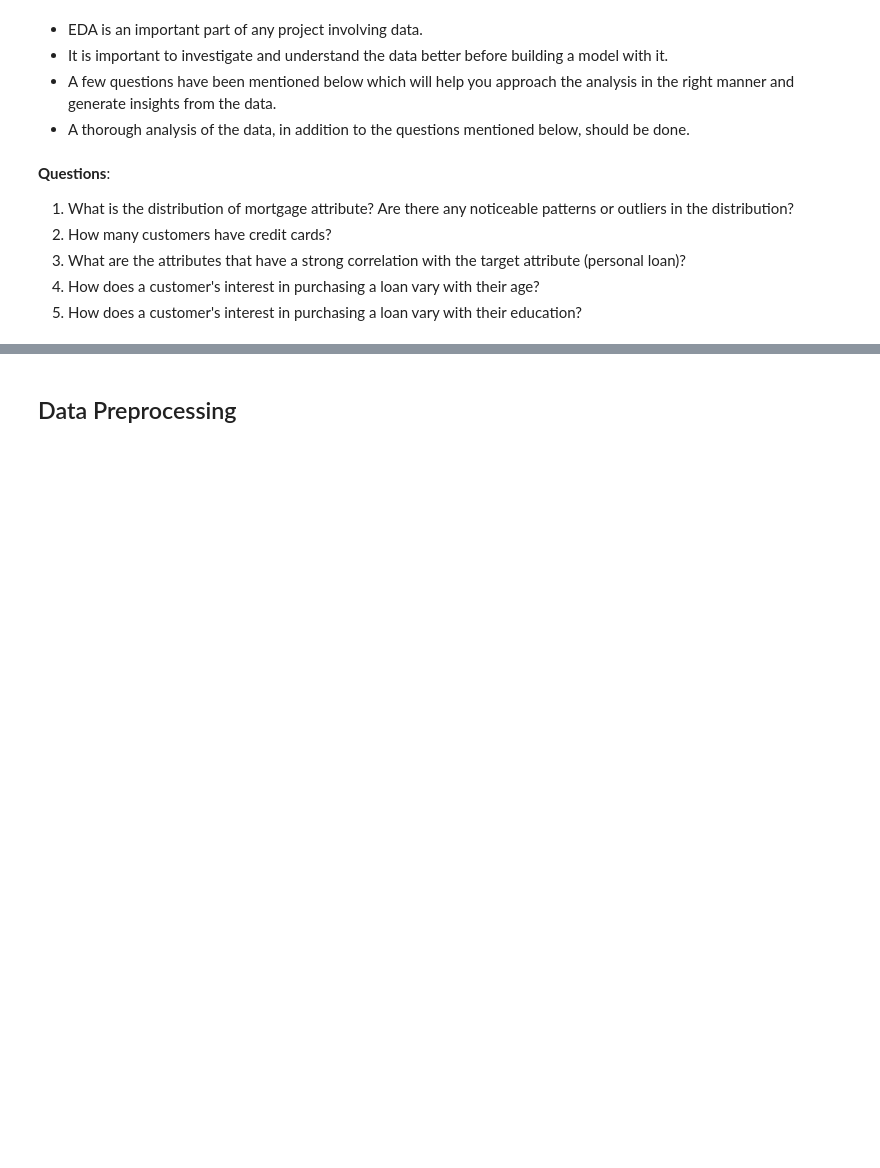
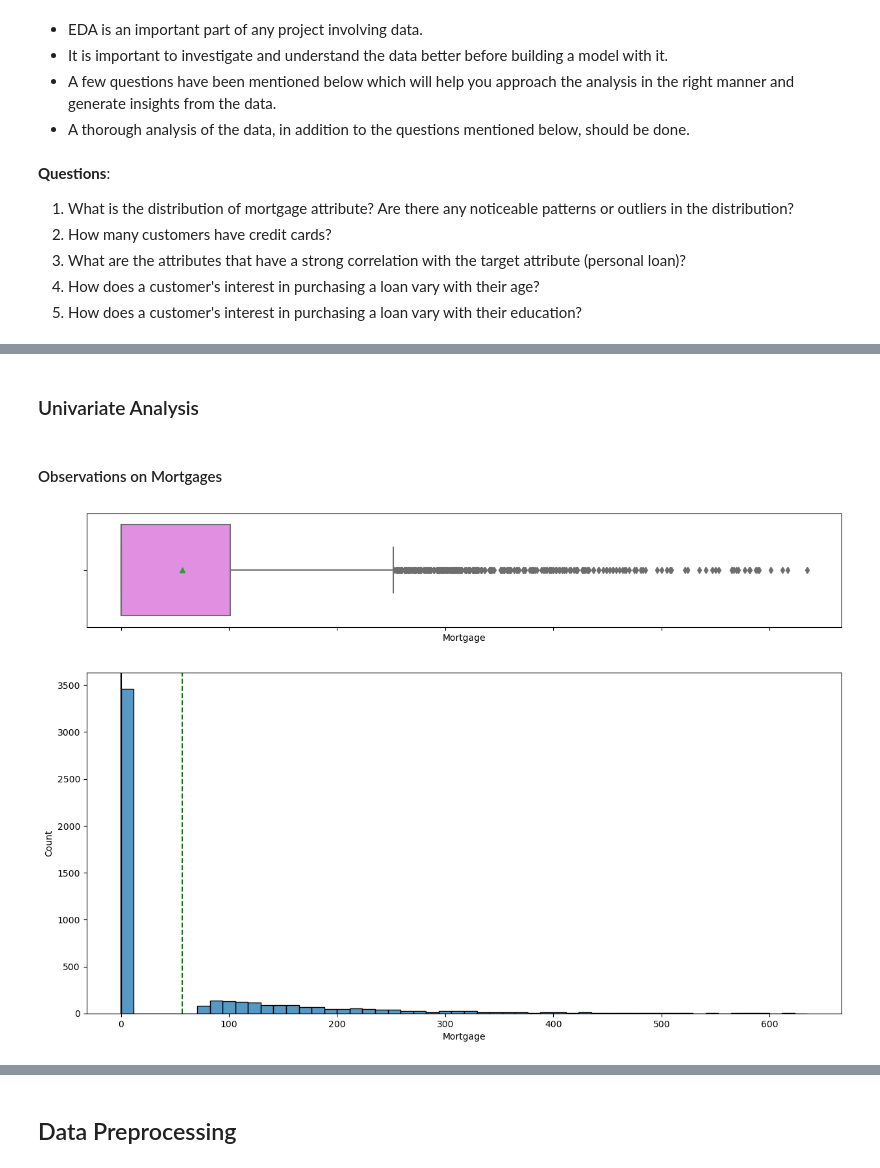
Before and after one commit to jsomerville/PGP-AI-ML-BA-UTA-JS, a Jupyter notebook: Project 2-ML-Decision Tree/ML_Full_Code_notebook.ipynb, the cells around one changed output, grey strips where cells are left out. Cells and saved outputs as stored; diff of their text form; code cells hidden in the pictures; blank space fills up the shorter version.

Commit message:
Added exploratory data analysis.

```diff
--- a/Project 2-ML-Decision Tree/ML_Full_Code_notebook.ipynb
+++ b/Project 2-ML-Decision Tree/ML_Full_Code_notebook.ipynb
@@ -104,0 +155,5 @@ df.head
+# %%
+'''Convert all negative values to positive values in the column "Experience" of df'''
+df["Experience"] = df["Experience"].abs()
+'''Check the minimum value in the column "Experience" of df'''
+df["Experience"].min()
@@ -105,3 +190,5 @@ df.head
+# %%
+df.drop(["ID"], axis=1, inplace=True)
 # %% [markdown]
 ## Exploratory Data Analysis.
 # %% [markdown]
@@ -119,0 +209,31 @@ df.head
+# %%
+def histogram_boxplot(data, feature, figsize=(15, 10), kde=False, bins=None):
+    """
+    Boxplot and histogram combined
+
+    data: dataframe
+    feature: dataframe column
+    figsize: size of figure (default (15,10))
+    kde: whether to show the density curve (default False)
+    bins: number of bins for histogram (default None)
+    """
+    f2, (ax_box2, ax_hist2) = plt.subplots(
+        nrows=2,  # Number of rows of the subplot grid= 2
+        sharex=True,  # x-axis will be shared among all subplots
+        gridspec_kw={"height_ratios": (0.25, 0.75)},
+        figsize=figsize,
+    )  # creating the 2 subplots
+    sns.boxplot(
+        data=data, x=feature, ax=ax_box2, showmeans=True, color="violet"
+    )  # boxplot will be created and a triangle will indicate the mean value of the column
+    sns.histplot(
+        data=data, x=feature, kde=kde, ax=ax_hist2, bins=bins
+    ) if bins else sns.histplot(
+        data=data, x=feature, kde=kde, ax=ax_hist2
+    )  # For histogram
+    ax_hist2.axvline(
+        data[feature].mean(), color="green", linestyle="--"
+    )  # Add mean to the histogram
+    ax_hist2.axvline(
+        data[feature].median(), color="black", linestyle="-"
+    )  # Add median to the histogram
@@ -119,0 +355,9 @@ df.head
+# %% [markdown]
+### Univariate Analysis
+# %% [markdown]
+#### Observations on Mortgages
+# %%
+'''Create a histogram and boxplot for the "Mortgage" column of df'''
+histogram_boxplot(df, "Mortgage")
+# %% [output]
+[figure, added]
```
Also changed, not shown: parts of 104 cells of this notebook.
